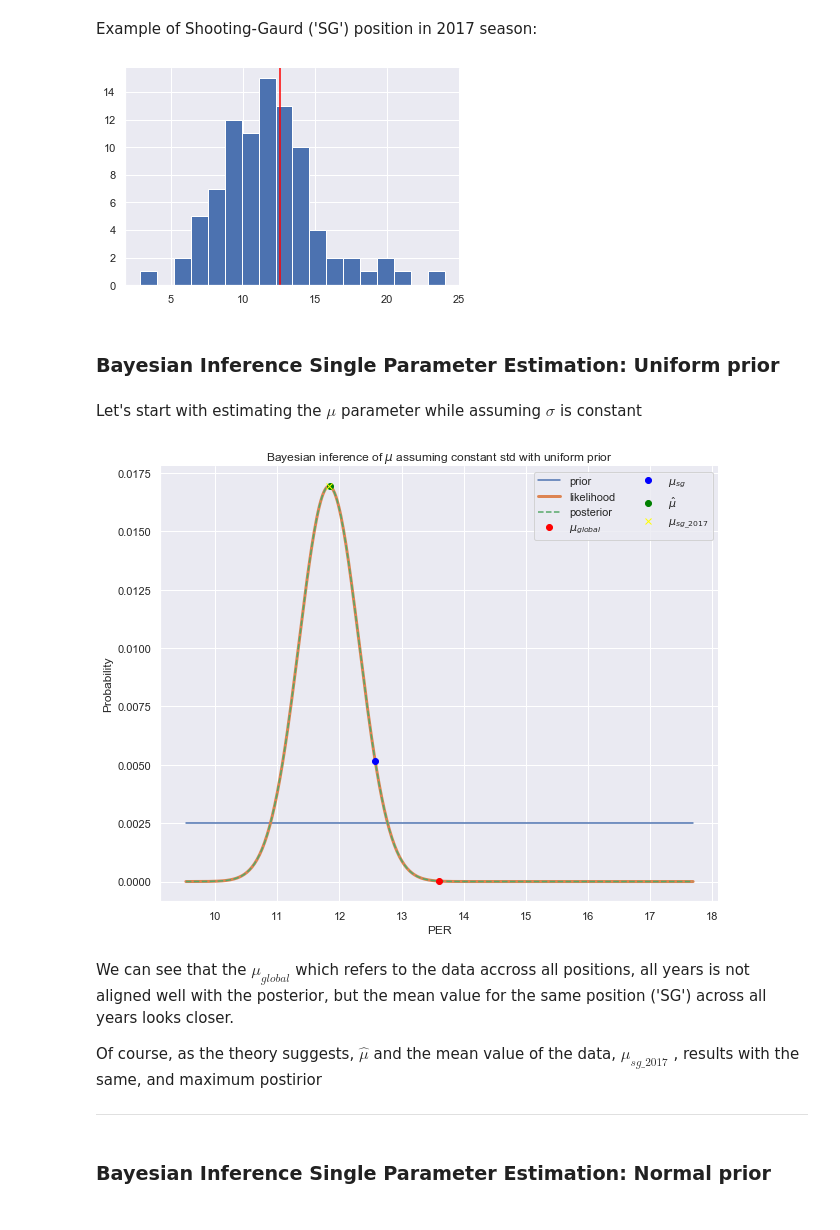
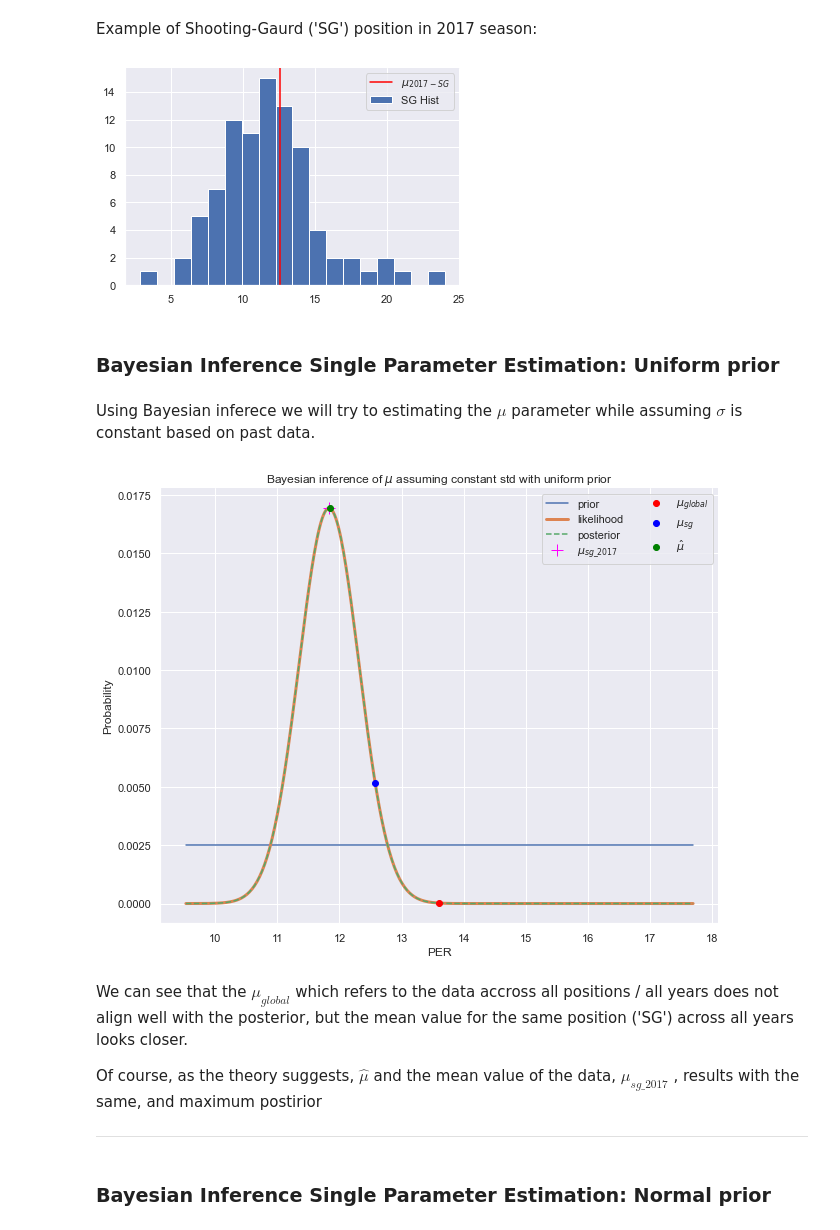
Before and after one commit to guygozlan/SciComPy_NBA, a Jupyter notebook: NBA_ver3.ipynb, the cells around one changed output. Drawn from its saved outputs; the diff is of its cells as text; code cells hidden in the pictures.

```diff
--- a/NBA_ver3.ipynb
+++ b/NBA_ver3.ipynb
@@ -282,7 +298,7 @@ def add_pPER_2_db(db, year, pos, μ=None, σ=None):
     df1 = db.loc[(db['Year'] == year) & (db['Pos'] == pos)].copy()
     if μ==None: μ = df1['PER'].mean()
     if σ==None: σ = df1['PER'].std()
-    df1.loc[:, 'pPER'] = round(std_dist(df1['PER'], μ, σ),2)
+    df1.loc[:, 'pPER'] = std_dist(df1['PER'], μ, σ)
     db.loc[df1.index, 'pPER'] = df1['pPER']
     return
 
@@ -349,5 +370,5 @@ We'll do that using Linear Regression, where the null hypothesis is that $\alpha
 # %%
-years_range = (2013,2020)
+years_range = (2005,2020)
 dbb = data_fetcher.create_database(years_range)
 # %%
 print(dbb[dbb['MVP']])
@@ -494,3 +520,3 @@ years_range=(2005,2020)
 # %%
-db = data_fetcher.create_database(years_range)
+# db = data_fetcher.create_database(years_range)
 # %%
@@ -519,8 +546,8 @@ def calc_per_mean_per_pos(pos, db):
 def calc_per_std_per_pos(pos, db):
     return db[db['Pos']==pos]['PER'].std()
 # %%
-μ_years_range = {pos:calc_per_mean_per_pos(pos, db) for pos in unique_pos}
-σ_years_range = {pos:calc_per_std_per_pos(pos, db) for pos in unique_pos}
+μ_years_range = {pos:calc_per_mean_per_pos(pos, dbb) for pos in unique_pos}
+σ_years_range = {pos:calc_per_std_per_pos(pos, dbb) for pos in unique_pos}
 # %%
 μ_years_range, σ_years_range
 # %% [output]
@@ -538,17 +565,18 @@ def calc_per_std_per_pos(pos, db):
 Example of Shooting-Gaurd ('SG') position in 2017 season:
 # %%
 pos, year = 'SG', 2017
-one_pos_one_year_d = db['PER'][(db['Pos']==pos) & (db['Year']==year)]
-plt.hist(one_pos_one_year_d, bins=18)
-plt.axvline(μ_years_range[pos], color='red')
+one_pos_one_year_d = dbb['PER'][(dbb['Pos']==pos) & (dbb['Year']==year)]
+plt.hist(one_pos_one_year_d, bins=18, label='{} Hist'.format(pos))
+plt.axvline(μ_years_range[pos], color='red', label='$\mu_{'+'{}-{}'.format(str(year),pos)+'}$')
+plt.legend()
 sns.despine()
 plt.show()
 # %% [output]
-[figure, old version]
+[figure, new version]
 # %% [markdown]
 ### Bayesian Inference Single Parameter Estimation: Uniform prior
 # %% [markdown]
-Let's start with estimating the $\mu$ parameter while assuming $\sigma$ is constant
+Using Bayesian inferece we will try to estimating the $\mu$ parameter while assuming $\sigma$ is constant based on past data.
 # %%
 def log_likelihood(θ, X):
     μ, σ = θ
@@ -578,16 +606,11 @@ fig = plt.figure(figsize=((10,8)))
 plt.plot(μ_range, pri/pri.sum(), label='prior')
 plt.plot(μ_range, lik/lik.sum(), lw=3, label='likelihood')
 plt.plot(μ_range, post/post.sum(), ls='--', label='posterior')
+plt.plot(one_pos_one_year_d.mean(), np.exp(log_posterior_2d_uni(one_pos_one_year_d.mean(), one_pos_one_year_d))/post.sum(), '+', color='magenta', label='$μ_{'+pos.lower()+'\_'+str(year)+'}$', markersize=12)
 
 plt.plot(μ_global, np.exp(log_posterior_2d_uni(μ_global, one_pos_one_year_d))/post.sum(), 'o', color='red', label='$μ_{global}$')
 plt.plot(μ_years_range[pos], np.exp(log_posterior_2d_uni(μ_years_range[pos], one_pos_one_year_d))/post.sum(), 'o', color='blue', label='$μ_{'+pos.lower()+'}$')
 plt.plot(μ_hat, np.exp(log_posterior_2d_uni(μ_hat, one_pos_one_year_d))/post.sum(), 'o', color='green', label='$\hat{μ}$')
-plt.plot(one_pos_one_year_d.mean(), np.exp(log_posterior_2d_uni(one_pos_one_year_d.mean(), one_pos_one_year_d))/post.sum(), 'x', color='yellow', label='$μ_{'+pos.lower()+'\_'+str(year)+'}$')
-
-# X_σ = np.linspace(μ_hat-σ_global/10, μ_hat+σ_global/10)
-# plt.fill_between(X_σ, np.exp(log_likelihood((μ_hat*0.9, σ_global), one_pos_one_year_d))/lik.sum(),
-#                  np.exp([log_likelihood((x, σ_global), one_pos_one_year_d) for x in X_σ])/lik.sum(),
-#                  alpha=0.5, label='$\pm 0.1*\sigma_{\hat{\mu}}$')
 
 plt.xlabel("PER")
 plt.ylabel("Probability")
@@ -595,9 +618,9 @@ plt.title(f'Bayesian inference of $\mu$ assuming constant std with uniform prior
 plt.legend(ncol=2)
 sns.despine()
 # %% [output]
-[figure, old version]
+[figure, new version]
 # %% [markdown]
-We can see that the $\mu_{global}$ which refers to the data accross all positions, all years is not aligned well with the posterior, but the mean value for the same position ('SG') across all years looks closer.
+We can see that the $\mu_{global}$ which refers to the data accross all positions / all years does not align well with the posterior, but the mean value for the same position ('SG') across all years looks closer.
 
 Of course, as the theory suggests, $\hat{\mu}$ and the mean value of the data, $\mu_{sg\_2017}$ , results with the same, and maximum postirior
 ***
```
Also changed, not shown: parts of 150 cells of this notebook, 2 other files.
